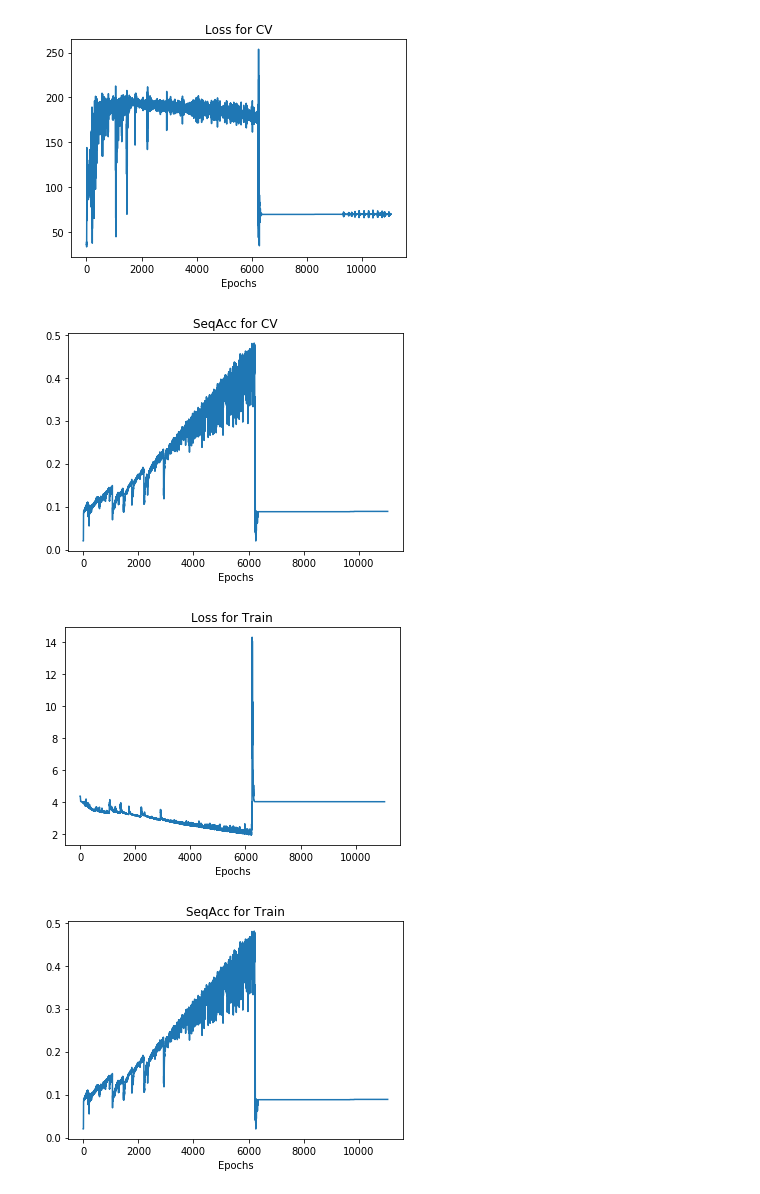
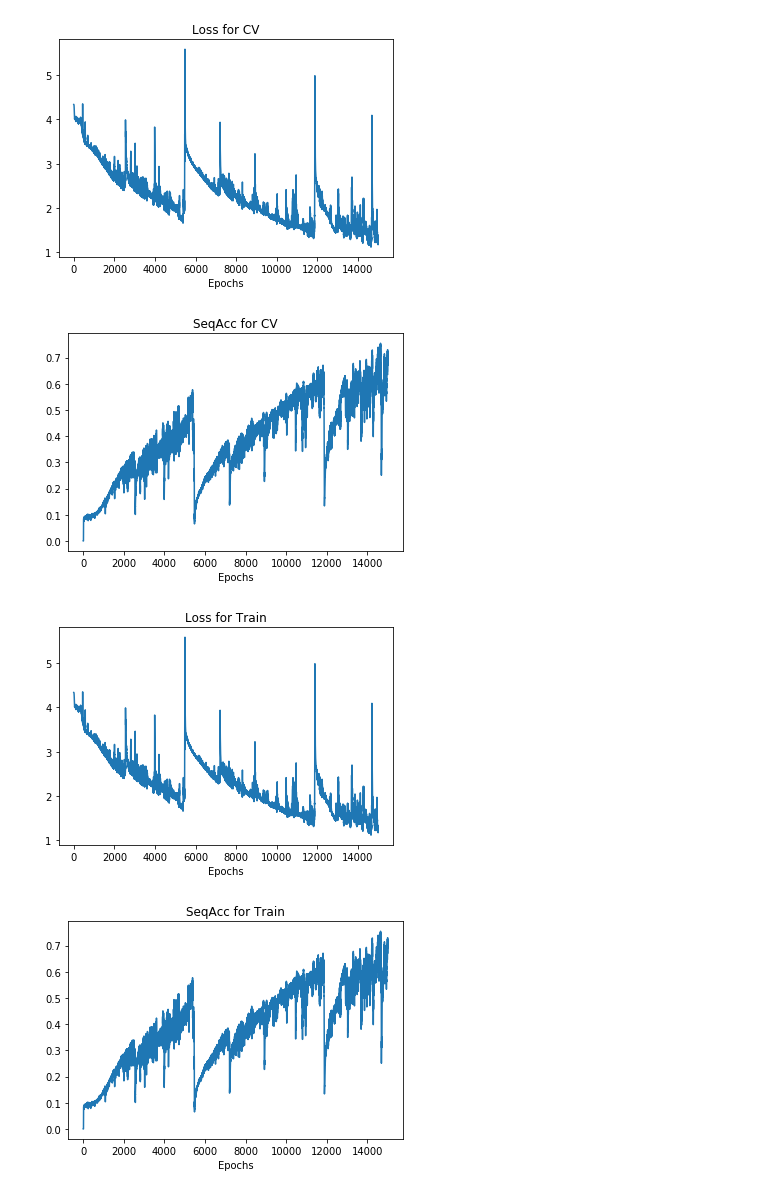
Before and after one commit to TrentBrick/PAE, a Jupyter notebook: PlotLosses.ipynb, the cells around one changed output. Drawn from its saved outputs; the diff is of its cells as text; code cells hidden in the pictures.

```diff
--- a/PlotLosses.ipynb
+++ b/PlotLosses.ipynb
@@ -39,14 +39,14 @@ def plotLosses(slurm_names):
         plt.xlabel('Epochs')
         plt.show()
 # %%
-slurm_names = ['slurm-48621927.out','slurm-48625268.out','slurm-48648777.out' ] #'slurm-48648780.out',
+slurm_names = ['slurm-48711284.out']  #['slurm-48621927.out','slurm-48625268.out','slurm-48648777.out' ]
 
 plotLosses(slurm_names)
 # %% [output]
-[figure, old version]
+[figure, new version]
-[figure, old version]
+[figure, new version]
-[figure, old version]
+[figure, new version]
-[figure, old version]
+[figure, new version]
 # %%
 slurm_names = ['slurm-48659412.out',]
 
```
Also changed, not shown: parts of 1 cell of this notebook, 7 other files.
